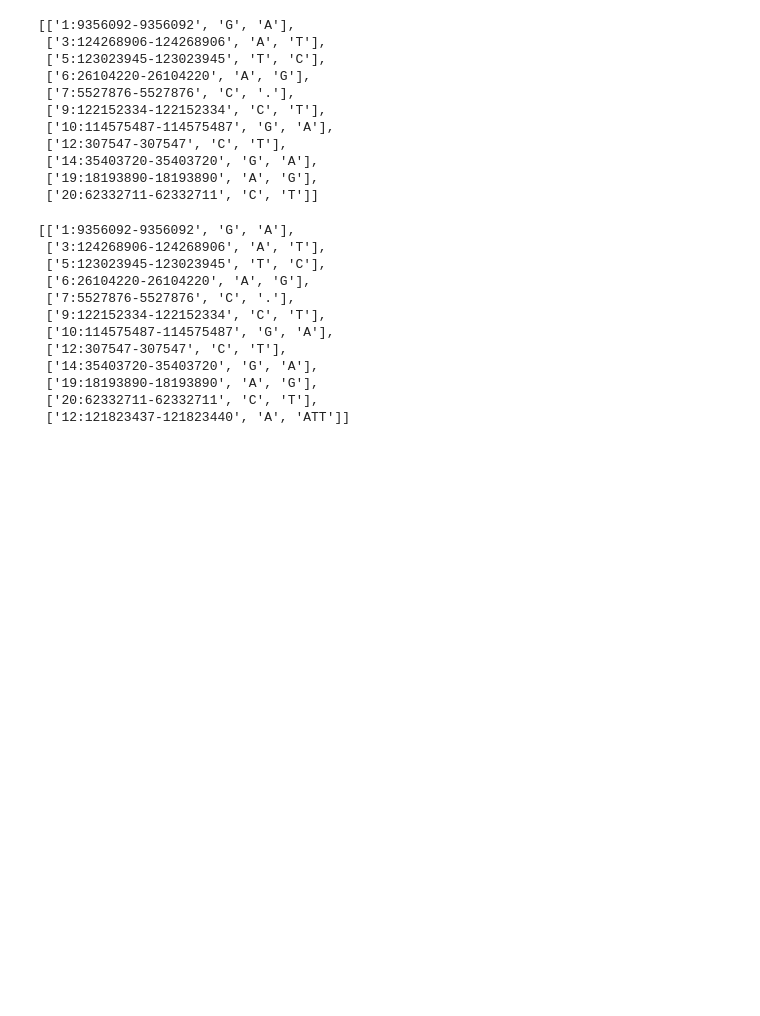
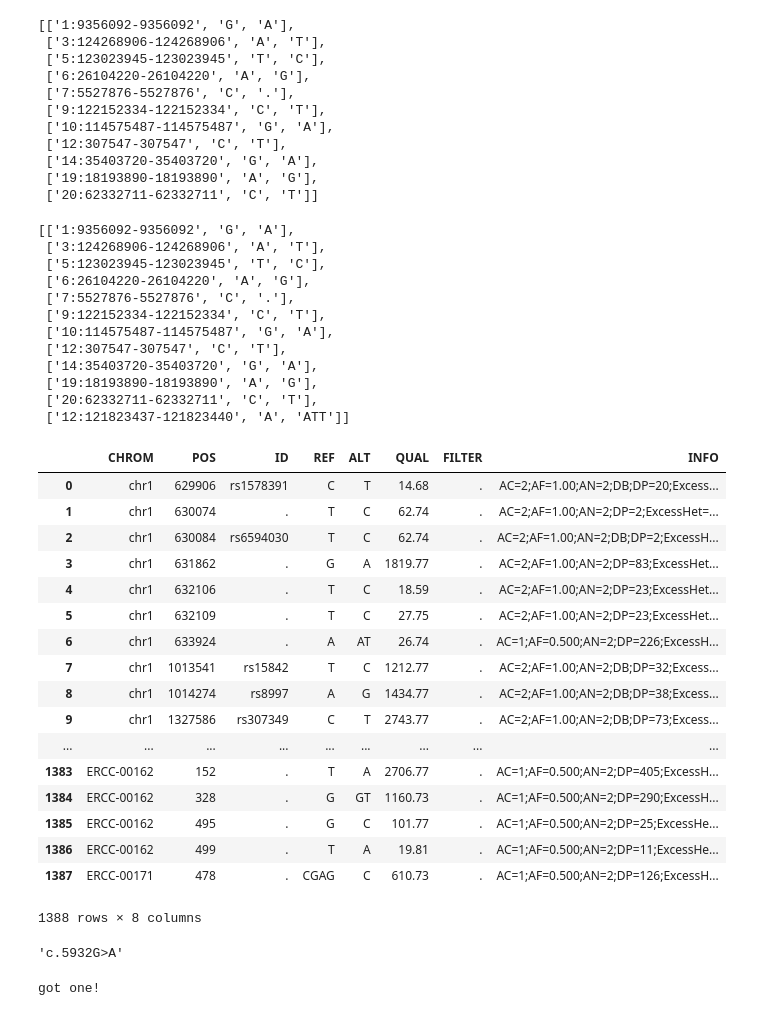
Before and after one commit to czbiohub-sf/cerebra, a Jupyter notebook: py_notebooks/scratch.ipynb, the cells around one changed output. Drawn from its saved outputs; the diff is of its cells as text; code cells hidden in the pictures; blank space fills up the shorter version.

```diff
--- a/py_notebooks/scratch.ipynb
+++ b/py_notebooks/scratch.ipynb
@@ -275,3 +275,35 @@ l0 + l1
  ['19:18193890-18193890', 'A', 'G'],
  ['20:62332711-62332711', 'C', 'T'],
  ['12:121823437-121823440', 'A', 'ATT']]
+# %%
+VCF.dataframe('../cerebra/wrkdir/scVCF_filtered_all/A11_1001000318.vcf')
+# %% [output]
+|  | CHROM | POS | ID | REF | ALT | QUAL | FILTER | INFO |
+| 0 | chr1 | 629906 | rs1578391 | C | T | 14.68 | . | AC=2;AF=1.00;AN=2;DB;DP=20;Excess... |
+| 1 | chr1 | 630074 | . | T | C | 62.74 | . | AC=2;AF=1.00;AN=2;DP=2;ExcessHet=... |
+| 2 | chr1 | 630084 | rs6594030 | T | C | 62.74 | . | AC=2;AF=1.00;AN=2;DB;DP=2;ExcessH... |
+| 3 | chr1 | 631862 | . | G | A | 1819.77 | . | AC=2;AF=1.00;AN=2;DP=83;ExcessHet... |
+| 4 | chr1 | 632106 | . | T | C | 18.59 | . | AC=2;AF=1.00;AN=2;DP=23;ExcessHet... |
+| 5 | chr1 | 632109 | . | T | C | 27.75 | . | AC=2;AF=1.00;AN=2;DP=23;ExcessHet... |
+| 6 | chr1 | 633924 | . | A | AT | 26.74 | . | AC=1;AF=0.500;AN=2;DP=226;ExcessH... |
+| 7 | chr1 | 1013541 | rs15842 | T | C | 1212.77 | . | AC=2;AF=1.00;AN=2;DB;DP=32;Excess... |
+| 8 | chr1 | 1014274 | rs8997 | A | G | 1434.77 | . | AC=2;AF=1.00;AN=2;DB;DP=38;Excess... |
+| 9 | chr1 | 1327586 | rs307349 | C | T | 2743.77 | . | AC=2;AF=1.00;AN=2;DB;DP=73;Excess... |
+| ... | ... | ... | ... | ... | ... | ... | ... | ... |
+| 1383 | ERCC-00162 | 152 | . | T | A | 2706.77 | . | AC=1;AF=0.500;AN=2;DP=405;ExcessH... |
+| 1384 | ERCC-00162 | 328 | . | G | GT | 1160.73 | . | AC=1;AF=0.500;AN=2;DP=290;ExcessH... |
+| 1385 | ERCC-00162 | 495 | . | G | C | 101.77 | . | AC=1;AF=0.500;AN=2;DP=25;ExcessHe... |
+| 1386 | ERCC-00162 | 499 | . | T | A | 19.81 | . | AC=1;AF=0.500;AN=2;DP=11;ExcessHe... |
+| 1387 | ERCC-00171 | 478 | . | CGAG | C | 610.73 | . | AC=1;AF=0.500;AN=2;DP=126;ExcessH... |
+1388 rows × 8 columns
+# %%
+cds = database["Mutation CDS"].iloc[0]
+cds
+# %% [output]
+'c.5932G>A'
+# %%
+nucSub = 'G>A'
+if nucSub in cds:
+    print('got one!')
+# %% [output]
+got one!
```
Also changed, not shown: parts of 7 cells of this notebook.
